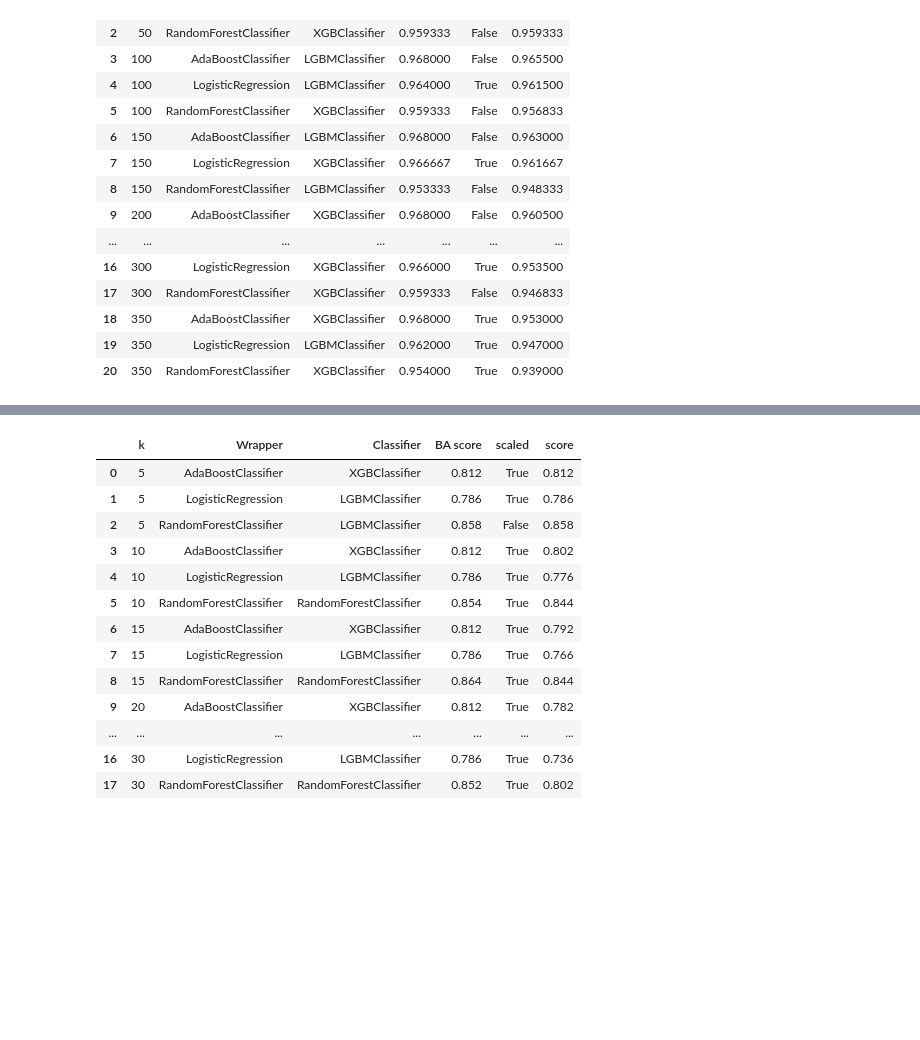
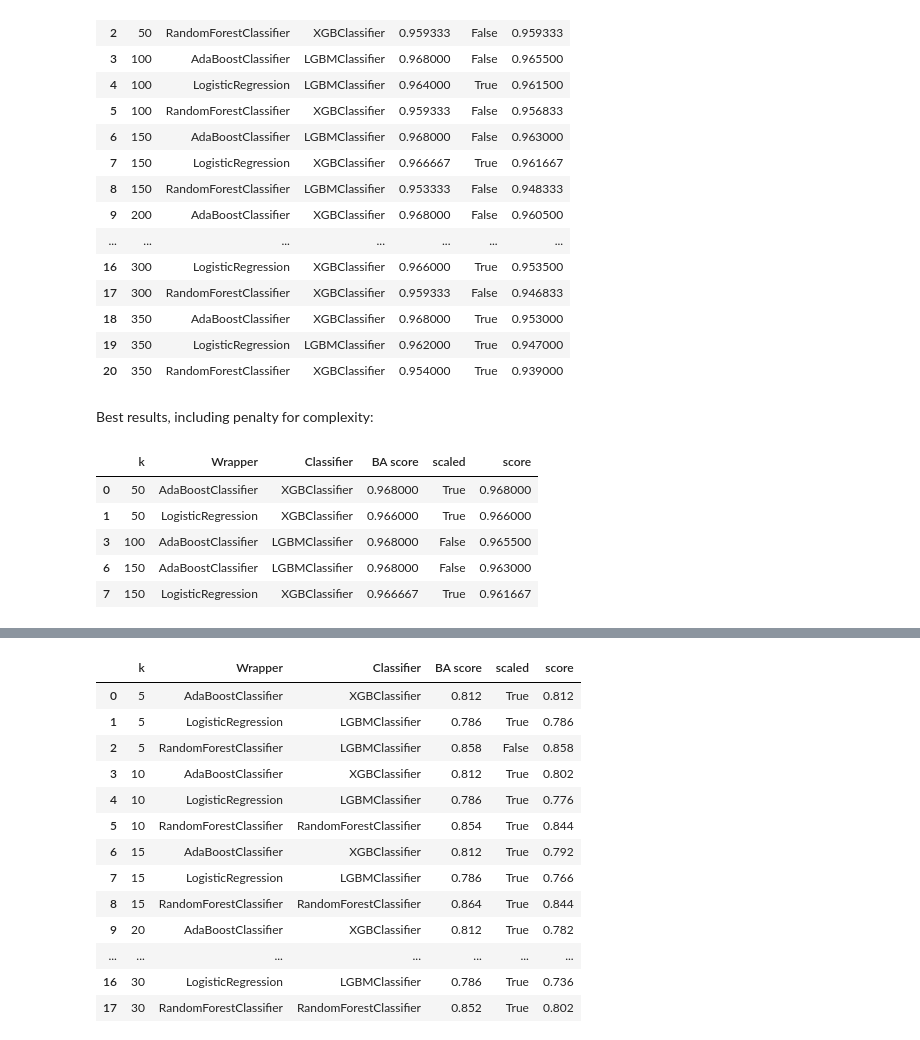
Before and after one commit to pawel99k/AML2022, a Jupyter notebook: Project2/Python_scripts/EstimatorWrappers.ipynb, the cells around one changed output, grey strips where cells are left out. Cells and saved outputs as stored; diff of their text form; code cells hidden in the pictures; blank space fills up the shorter version.

```diff
--- a/Project2/Python_scripts/EstimatorWrappers.ipynb
+++ b/Project2/Python_scripts/EstimatorWrappers.ipynb
@@ -151,6 +155,17 @@ vis_digits
 | 18 | 350 | AdaBoostClassifier | XGBClassifier | 0.968000 | True | 0.953000 |
 | 19 | 350 | LogisticRegression | LGBMClassifier | 0.962000 | True | 0.947000 |
 | 20 | 350 | RandomForestClassifier | XGBClassifier | 0.954000 | True | 0.939000 |
+# %% [markdown]
+Best results, including penalty for complexity:
+# %%
+vis_digits.sort_values('score', ascending=False).head(5)
+# %% [output]
+|  | k | Wrapper | Classifier | BA score | scaled | score |
+| 0 | 50 | AdaBoostClassifier | XGBClassifier | 0.968000 | True | 0.968000 |
+| 1 | 50 | LogisticRegression | XGBClassifier | 0.966000 | True | 0.966000 |
+| 3 | 100 | AdaBoostClassifier | LGBMClassifier | 0.968000 | False | 0.965500 |
+| 6 | 150 | AdaBoostClassifier | LGBMClassifier | 0.968000 | False | 0.963000 |
+| 7 | 150 | LogisticRegression | XGBClassifier | 0.966667 | True | 0.961667 |
 # %%
 plt.rcParams['figure.figsize'] = (16,9)
 plt.rcParams['font.size'] = 25
```
Also changed, not shown: parts of 8 cells of this notebook, 4 other files.
